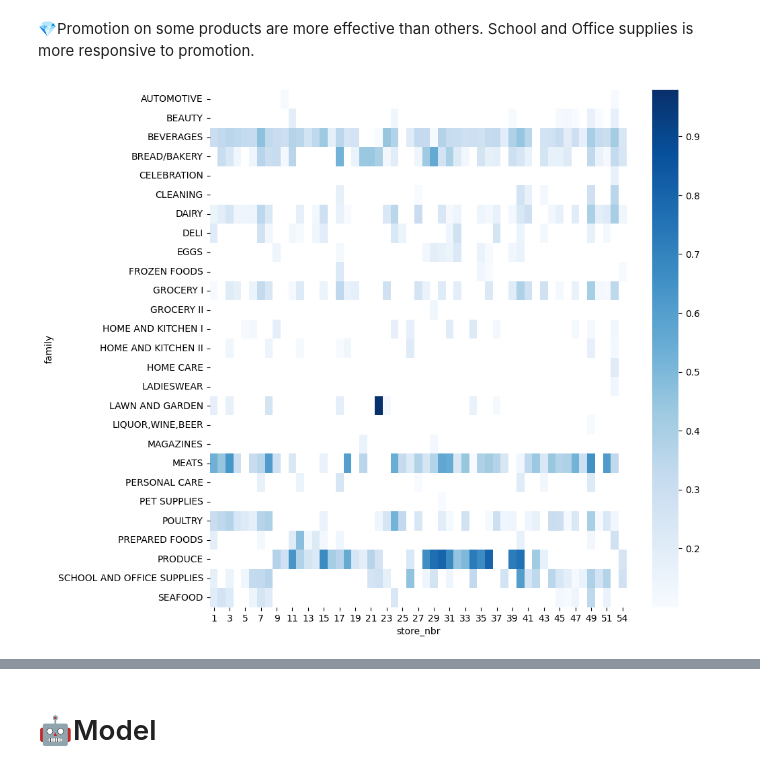
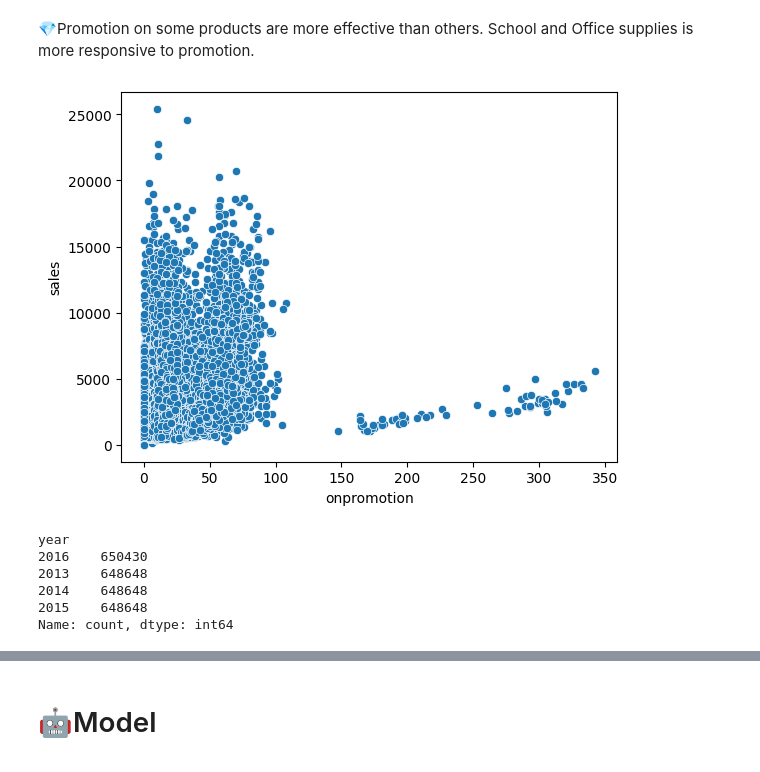
Before and after one commit to cmd-master/store-sales, a Jupyter notebook: store-sales.ipynb, the cells around one changed output, grey strips where cells are left out. Drawn from its saved outputs; the diff is of its cells as text; code cells hidden in the pictures.

```diff
--- a/store-sales.ipynb
+++ b/store-sales.ipynb
@@ -154,14 +131,20 @@ plt.title("How promotion is effective on some products on some stores.");
 # %% [markdown]
 💎Promotion on some products are more effective than others. School and Office supplies is more responsive to promotion.
-# %%
-g = train
-g['promo-sales'] = train['onpromotion'] / train['sales']
-g = g.groupby(['family', 'store_nbr']).corr(numeric_only=True)[target].reset_index()
-g = g.query('level_2 == "promo-sales"').dropna(subset='sales')
-g = g.sort_values(by='sales')
-g = g[g['sales']>0.1]
-g = g.pivot_table('sales', index='family', columns='store_nbr', aggfunc='mean')
-fig, ax = plt.subplots(figsize=(10, 10))
-sns.heatmap(g, cmap='Blues', ax=ax);
-# %% [output]
-[figure, removed]
+# %%
+g = train
+g = g.query('family=="BEVERAGES"')
+g = g.query('year == 2016')
+# g = g.query('store_nbr == 24')
+
+sns.scatterplot(g, x='onpromotion', y='sales');
+# %% [output]
+[figure, added]
+# %%
+train['year'].value_counts()
+# %% [output]
+year
+2016    650430
+2013    648648
+2014    648648
+2015    648648
+Name: count, dtype: int64
```
Also changed, not shown: parts of 19 cells of this notebook.
